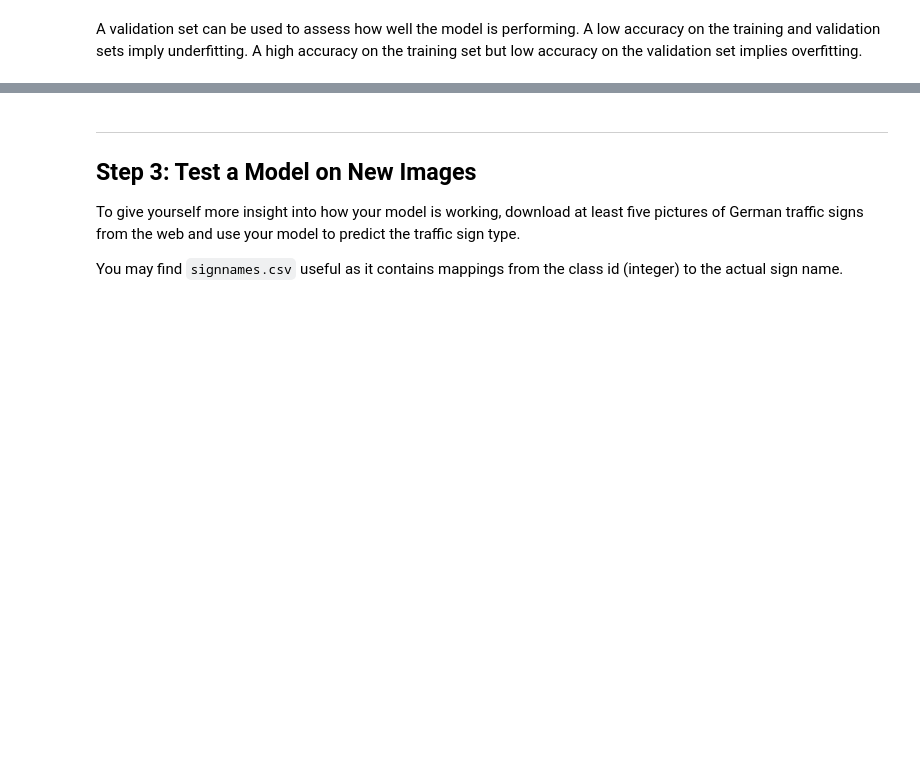
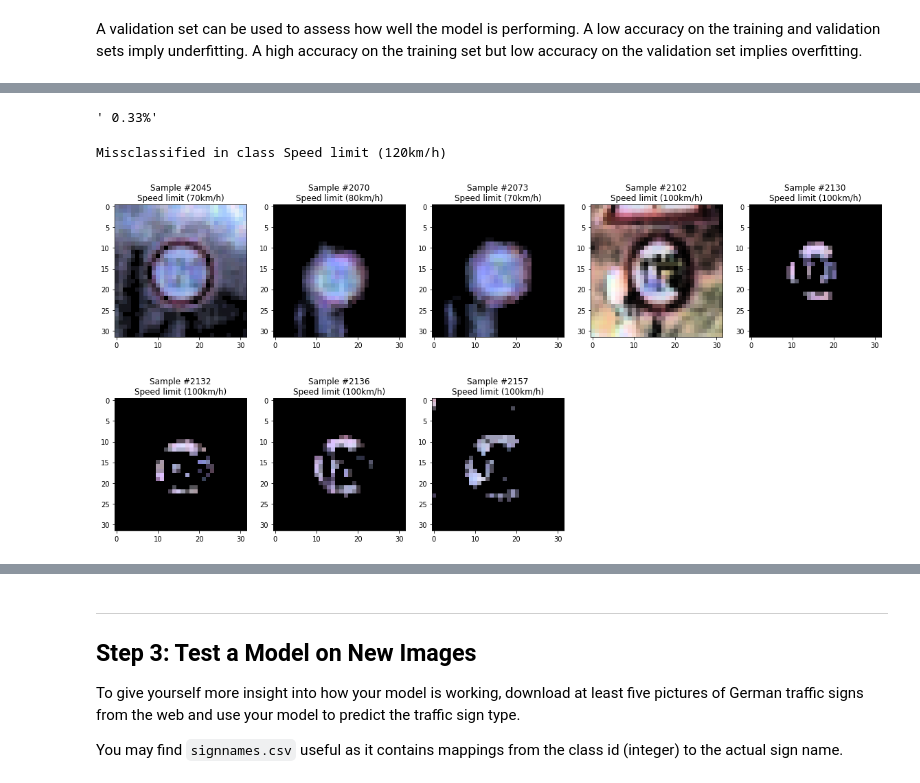
Before and after one commit to NachoCM/CarND-Traffic-Sign-Classifier, a Jupyter notebook: Traffic_Sign_Classifier.ipynb, the cells around one changed output, grey strips where cells are left out. Saved outputs shown, nothing was run; the diff lists cells and outputs as text; code cells hidden in the pictures; blank space fills up the shorter version.

Commit message:
Error rates table
Parameter adjustments, new function to tabulate error rates

```diff
--- a/Traffic_Sign_Classifier.ipynb
+++ b/Traffic_Sign_Classifier.ipynb
@@ -360,7 +354,8 @@ Validation Accuracy = 0.977
 Model saved
 # %%
 with tf.Session() as sess:
-    saver.restore(sess, tf.train.latest_checkpoint('.'))
+    #saver.restore(sess, tf.train.latest_checkpoint('./'))
+    saver.restore(sess,'./lenet_traffic')
 
     accuracy = evaluate(X_test, y_test)
     print("Accuracy = {:.3f}".format(accuracy))
@@ -368,0 +364,8 @@ Accuracy = 0.959
+# %%
+prediction = tf.argmax(logits, 1)
+
+def predict(X_data):
+    num_examples = len(X_data)
+    sess = tf.get_default_session()
+    predict = sess.run(prediction, feed_dict={x: X_data, keep_rate: 1})
+    return predict
@@ -368,0 +403,19 @@ Accuracy = 0.959
+# %%
+with tf.Session() as sess:
+    saver.restore(sess,'./lenet_traffic')
+
+    predictions = predict(X_valid)
+
+    signnames_counter=Counter(y_valid)
+    rows=list()
+    for sign_index in range(n_classes):
+        current_sign_mask=y_valid==sign_index
+        indexes=list(np.where(current_sign_mask)[0])
+        n_errors=np.sum(predictions[indexes]!=y_valid[indexes])
+        pct_error=100*n_errors/signnames_counter[sign_index]
+        if (pct_error>1):
+            rows.append([sign_index+1,
+                         str(n_errors)+'/'+str(signnames_counter[sign_index]),
+                         '{:5.2f}%'.format(pct_error),
+                         signnames[sign_index]])
+    PrintTable(rows, ['Class number','errors/total','pct error','Class label'], [12,12,10,50], ['>','>','>','<']).print()
@@ -368,0 +440,22 @@ Accuracy = 0.959
+# %%
+'{:5.2f}%'.format(1/3)
+# %% [output]
+' 0.33%'
+# %%
+def show_misclassified(sign_index):
+    current_sign_mask=((y_valid==sign_index)&(predictions!=y_valid))
+    indexes=list(np.where(current_sign_mask)[0])
+    plt.figure(figsize=(20,160))
+    print('Missclassified in class '+signnames[sign_index])
+    for i in range(np.sum(current_sign_mask)):
+        index=indexes[i]
+        image=np.copy(X_valid_orig[index])
+        image=equalize(image)
+        plt.subplot(int(signnames_counter[sign_index]/5)+1,5,i+1)
+        plt.imshow(image)
+        plt.title('Sample #'+str(index)+'\n'+str(signnames[predictions[index]]))
+# %%
+show_misclassified(8)
+# %% [output]
+Missclassified in class Speed limit (120km/h)
+[figure, added]
```
Also changed, not shown: parts of 15 cells of this notebook, 6 other files.
